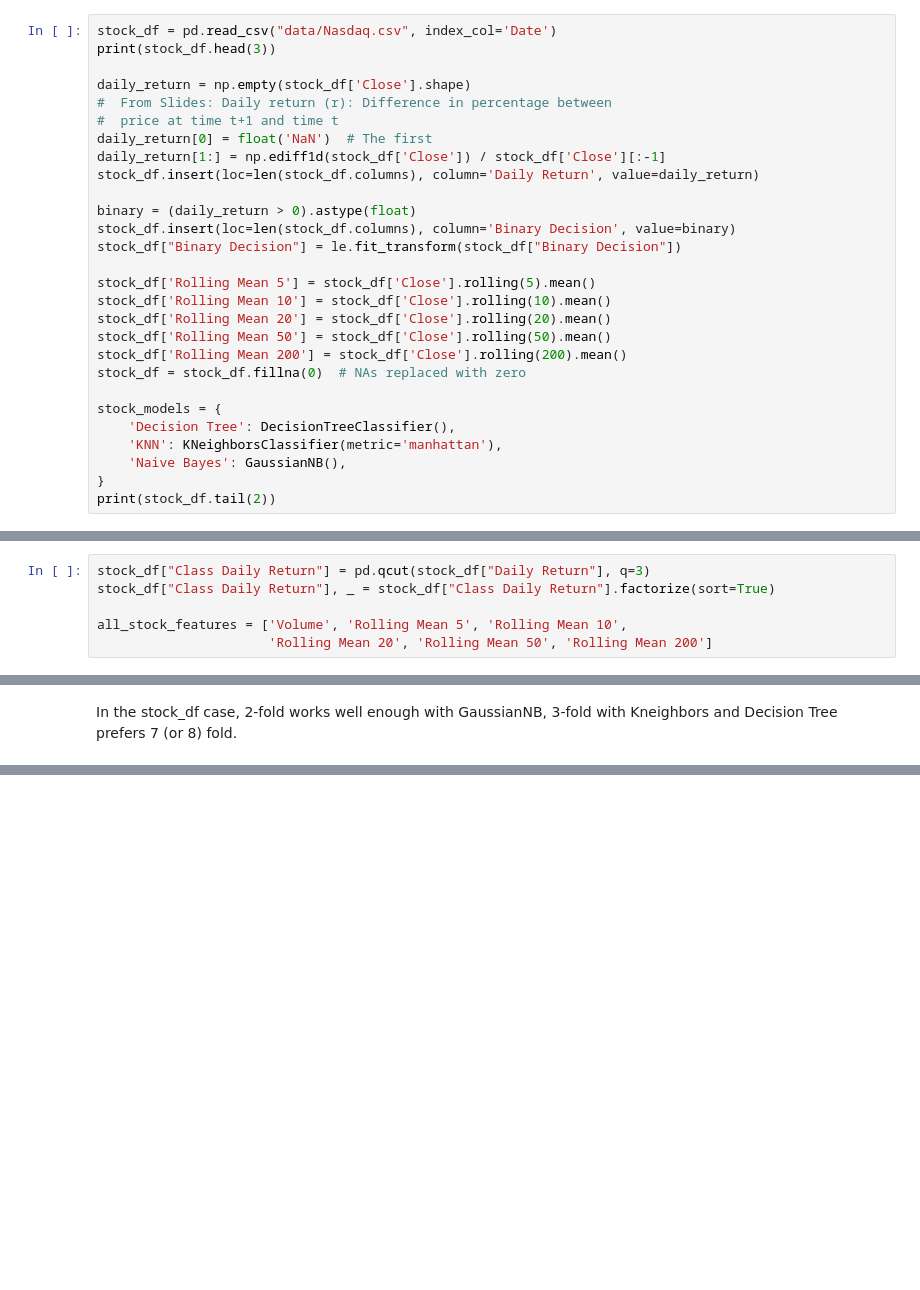
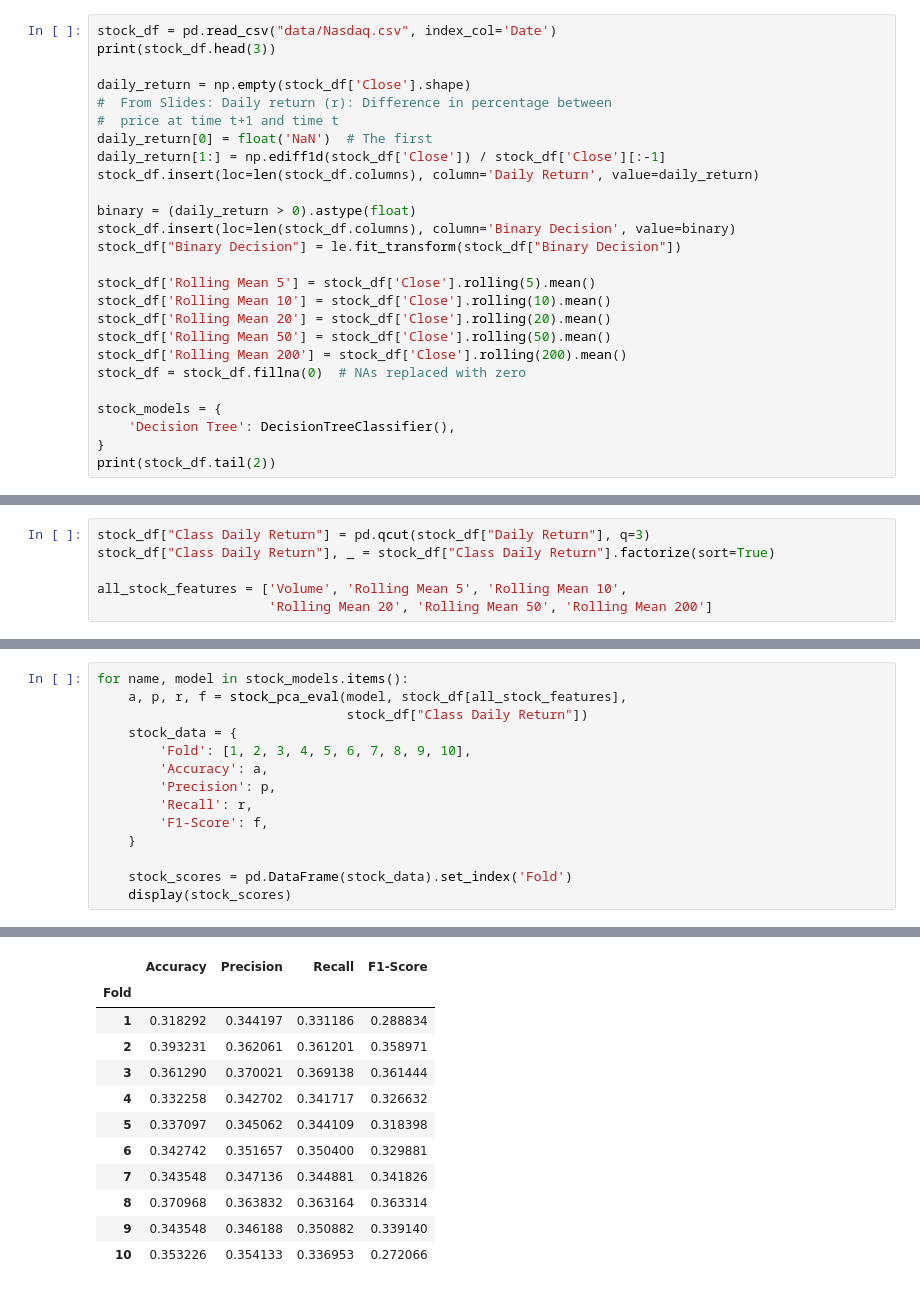
Before and after one commit to Brian6330/Machine-Learning-and-Data-Mining, a Jupyter notebook: Exercise 6/Exercise 6 (ML DM).ipynb, the cells around one changed output, grey strips where cells are left out. Drawn from its saved outputs; the diff is of its cells as text; blank space fills up the shorter version.

```diff
--- a/Exercise 6/Exercise 6 (ML DM).ipynb
+++ b/Exercise 6/Exercise 6 (ML DM).ipynb
@@ -265,8 +266,6 @@ stock_df = stock_df.fillna(0)  # NAs replaced with zero
 
 stock_models = {
     'Decision Tree': DecisionTreeClassifier(),
-    'KNN': KNeighborsClassifier(metric='manhattan'),
-    'Naive Bayes': GaussianNB(),
 }
 print(stock_df.tail(2))
 # %% [output]
@@ -382,2 +408,15 @@ GaussianNB()
-# %% [markdown]
-In the stock_df case, 2-fold works well enough with GaussianNB, 3-fold with Kneighbors and Decision Tree prefers 7 (or 8) fold.
+# %%
+for name, model in stock_models.items():
+    a, p, r, f = stock_pca_eval(model, stock_df[all_stock_features],
+                                stock_df["Class Daily Return"])
+    stock_data = {
+        'Fold': [1, 2, 3, 4, 5, 6, 7, 8, 9, 10],
+        'Accuracy': a,
+        'Precision': p,
+        'Recall': r,
+        'F1-Score': f,
+    }
+
+    stock_scores = pd.DataFrame(stock_data).set_index('Fold')
+    display(stock_scores)
+# %% [output]
@@ -383,0 +432,12 @@ In the stock_df case, 2-fold works well enough with GaussianNB, 3-fold with Knei
+|  | Accuracy | Precision | Recall | F1-Score |
+| Fold |  |  |  |  |
+| 1 | 0.318292 | 0.344197 | 0.331186 | 0.288834 |
+| 2 | 0.393231 | 0.362061 | 0.361201 | 0.358971 |
+| 3 | 0.361290 | 0.370021 | 0.369138 | 0.361444 |
+| 4 | 0.332258 | 0.342702 | 0.341717 | 0.326632 |
+| 5 | 0.337097 | 0.345062 | 0.344109 | 0.318398 |
+| 6 | 0.342742 | 0.351657 | 0.350400 | 0.329881 |
+| 7 | 0.343548 | 0.347136 | 0.344881 | 0.341826 |
+| 8 | 0.370968 | 0.363832 | 0.363164 | 0.363314 |
+| 9 | 0.343548 | 0.346188 | 0.350882 | 0.339140 |
+| 10 | 0.353226 | 0.354133 | 0.336953 | 0.272066 |
```
Also changed, not shown: parts of 10 cells of this notebook, 1 other file.
